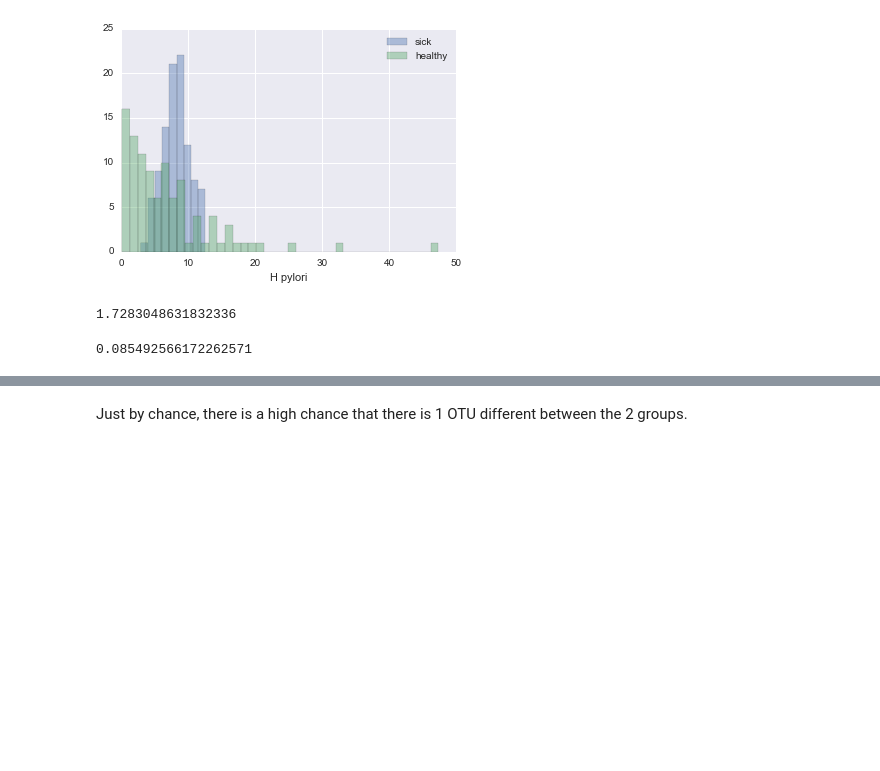
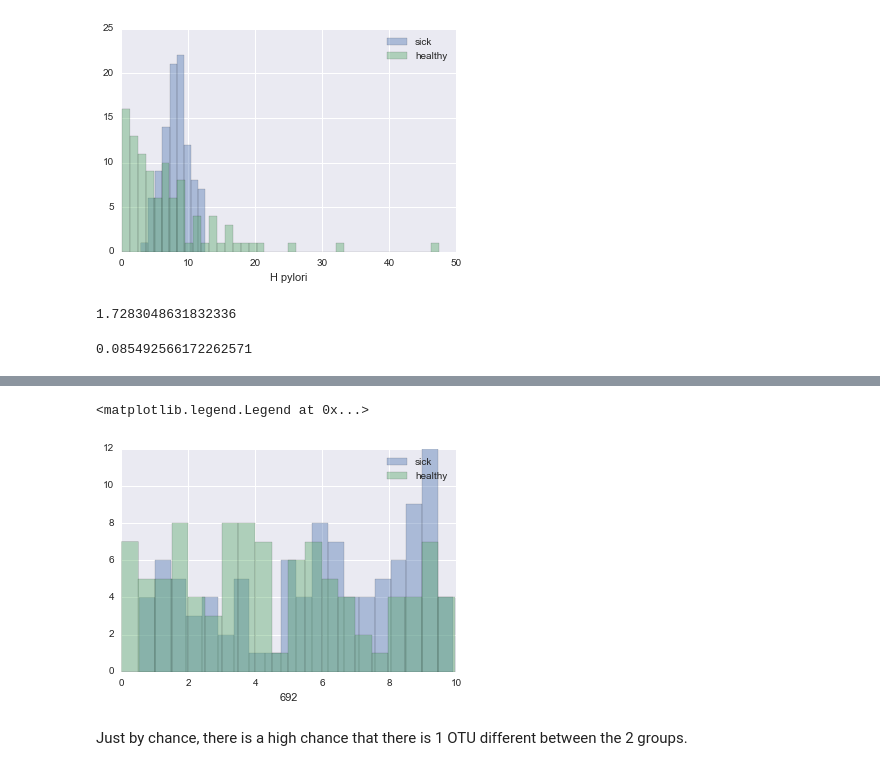
Before and after one commit to knightlab-analyses/intro-stats-2016, a Jupyter notebook: week2/week2.hypothesis-testing.ipynb, the cells around one changed output, grey strips where cells are left out. Saved outputs shown, nothing was run; the diff lists cells and outputs as text; code cells hidden in the pictures; blank space fills up the shorter version.

```diff
--- a/week2/week2.hypothesis-testing.ipynb
+++ b/week2/week2.hypothesis-testing.ipynb
@@ -399,2 +437,12 @@ stats.sort_values(by='pvalue').head()
+# %%
+max_otu = stats.pvalue.argmin()
+sns.distplot(random_data.loc[random_data.group=='sick', max_otu],
+             label='sick', kde=False, bins=20)
+sns.distplot(random_data.loc[random_data.group=='healthy', max_otu],
+             label='healthy', kde=False, bins=20)
+plt.legend()
+# %% [output]
+<matplotlib.legend.Legend at 0x...>
+[figure, added]
 # %% [markdown]
 Just by chance, there is a high chance that there is 1 OTU different between the 2 groups.
```
Also changed, not shown: parts of 31 cells of this notebook.
